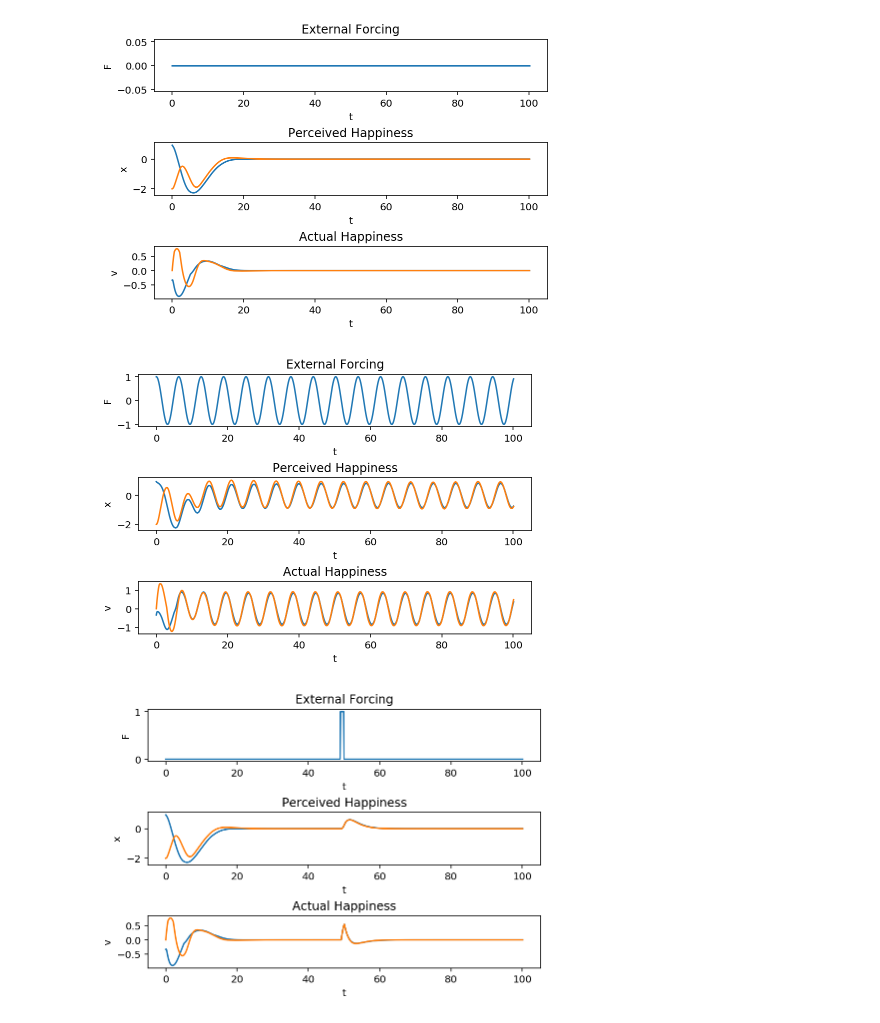
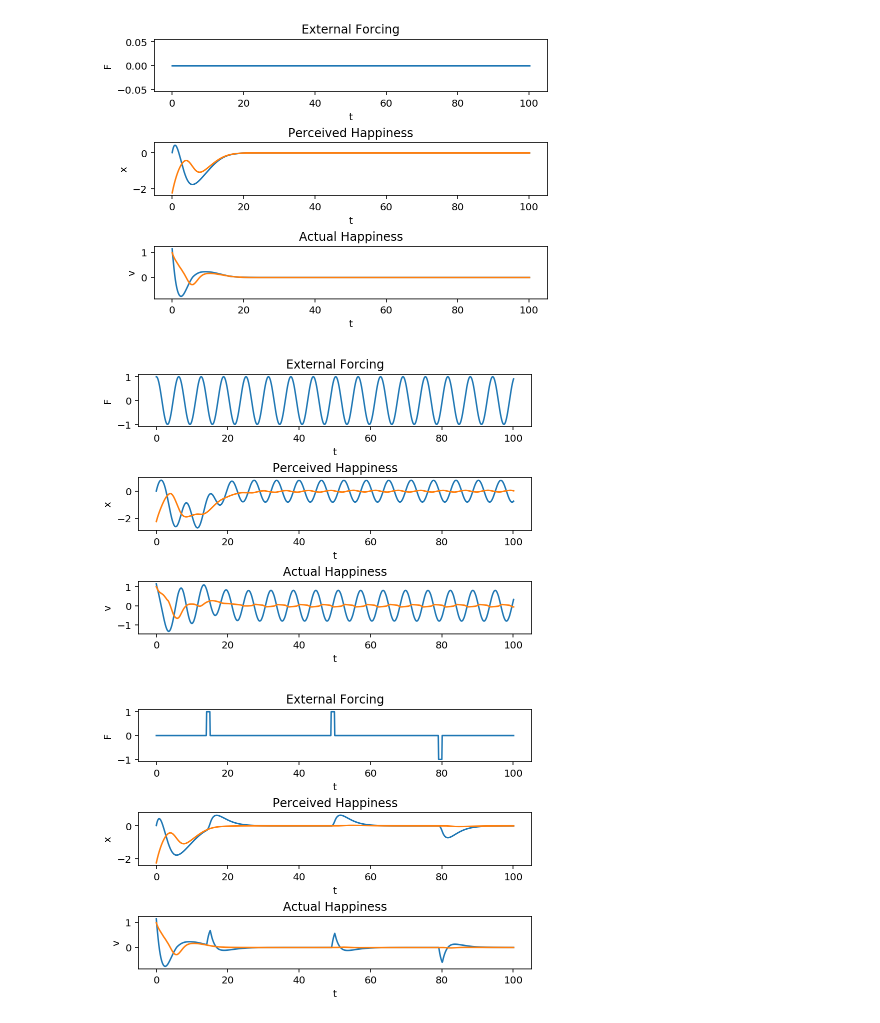
Before and after one commit to Hudsonnc/SIOC216B, a Jupyter notebook: Agent based model/Vibes class.ipynb, the cells around one changed output. Saved outputs shown, nothing was run; the diff lists cells and outputs as text; code cells hidden in the pictures.

```diff
--- a/Agent based model/Vibes class.ipynb
+++ b/Agent based model/Vibes class.ipynb
@@ -94,6 +94,7 @@ class Vibes(object):
         self.means = []
         self.variances = []
         self.covs = []
+        self.Is = []
 
         #solver.successful ensures ode does not blow up
         # solver.t < t1 sets maximmum simulation length
@@ -149,7 +150,8 @@ class Vibes(object):
             self.WIJ.append(np.copy(W))
 
             forces['I'] = np.multiply(W, fx).sum(axis=1)
-            forces['F'] = F(t[-1])
+            self.Is.append(forces['I'])
+            forces['F'] = np.multiply(Wf, F(t[-1]))
             forces['noise'] = 0 if not noise else .5*self.rng.randn(N)
 
             solver.set_f_params(forces)
@@ -163,8 +165,10 @@ class Vibes(object):
 
         self.t = t
         self.y = y
-        self.x = np.array(y)[:,:N]
-        self.v = np.array(y)[:,N:]
+        x = np.array(y)[:,:N]
+        v = np.array(y)[:,N:]
+        self.x = x
+        self.v = v
 
 
         #Plot
@@ -189,6 +193,13 @@ class Vibes(object):
         return(x,v,t)
 
     def verbosePlot(self):
+        #Is
+        plt.figure()
+        for i in range(self.N):
+            plt.plot(self.t[1:], np.tanh(self.gain*np.array(self.Is)[:,i]))
+        plt.title('tanh(%s*I(t))' %self.gain)
+        plt.xlabel('t')
+
         #Wij
         plt.figure()
         for i in range(self.N):
@@ -225,15 +234,26 @@ vibes = Vibes(N = 2, gain=1, rng = np.random.RandomState(1234))
+# %%
+vibes = Vibes(N = 2, gain=1, alpha = [1,1], beta = [1,1], rng = np.random.RandomState(1234))
+
+def F(t):
+    if t < 50 and t > 49:
+        return(1)
+    elif t < 15 and t > 14:
+        return(1)
+    elif t < 80 and t > 79:
+        return(-1)
+    else: return(0)
 # %%
 x, v, t = vibes.run()
 # %% [output]
-[figure, old version]
+[figure, new version]
 # %%
 x, v, t = vibes.run(F=lambda x: np.cos(x))
 # %% [output]
-[figure, old version]
+[figure, new version]
 # %%
-x, v, t = vibes.run(F=lambda x: 1 if x < 50 and x > 49 else 0)
+x, v, t = vibes.run(F=F)
 # %% [output]
-[figure, old version]
+[figure, new version]
 # %%
 vibes.a = np.array([1,1])
 vibes.b = np.array([1,1])
```
Also changed, not shown: parts of 17 cells of this notebook.
